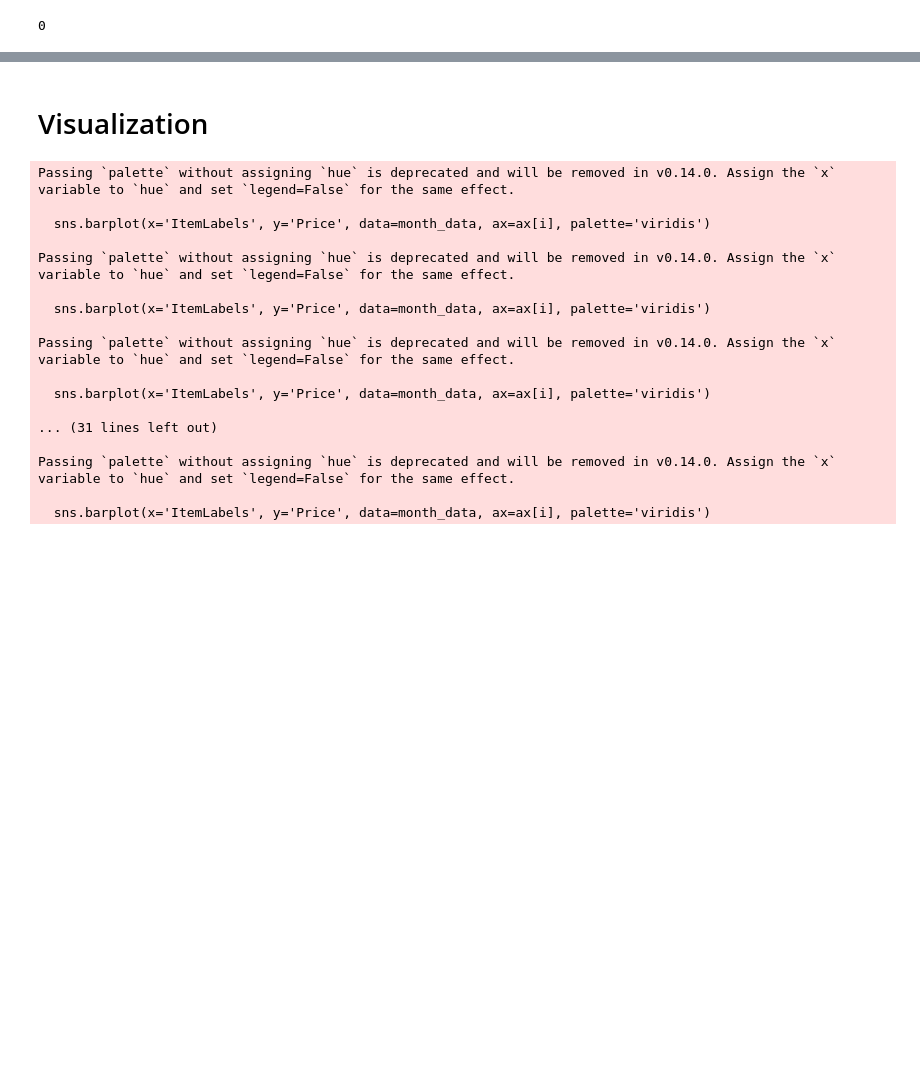
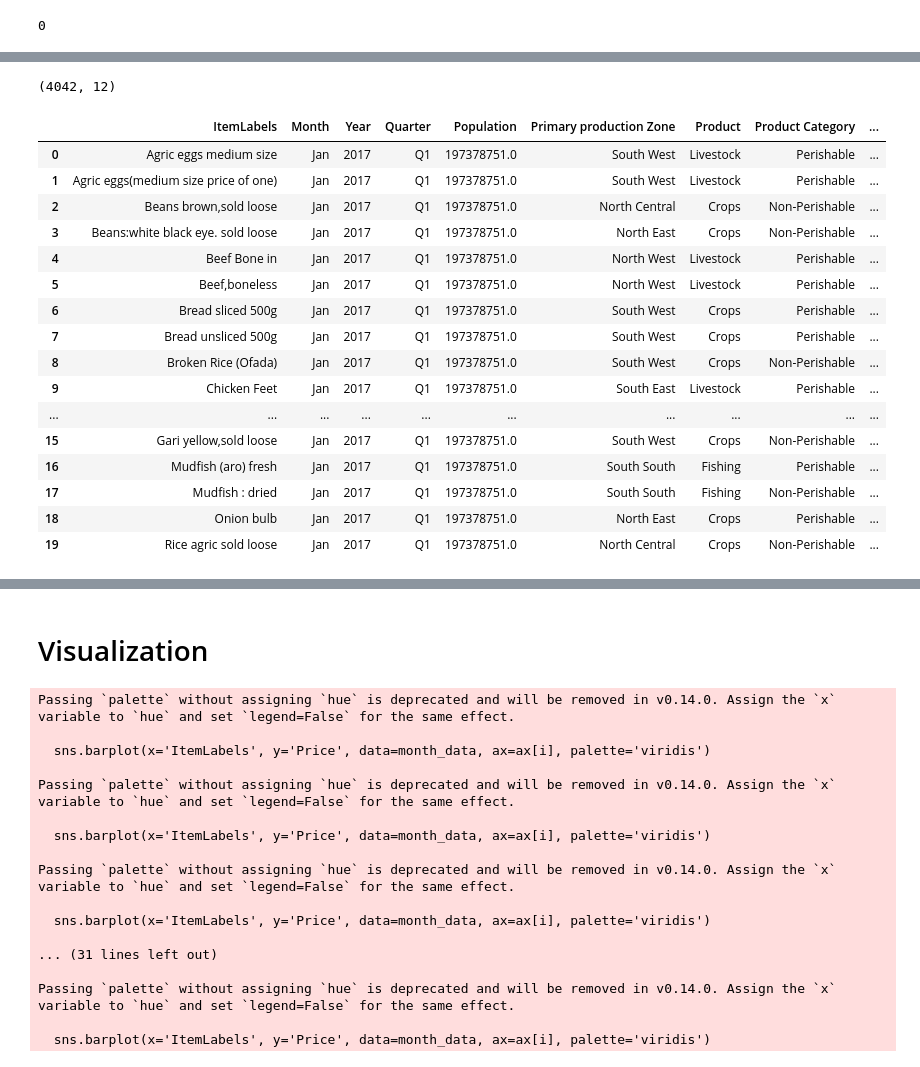
Before and after one commit to DayeErekosima/Sales-price-prediction-model, a Jupyter notebook: Sales Price prediction model.ipynb, the cells around one changed output, grey strips where cells are left out. Drawn from its saved outputs; the diff is of its cells as text; code cells hidden in the pictures; blank space fills up the shorter version.

```diff
--- a/Sales Price prediction model.ipynb
+++ b/Sales Price prediction model.ipynb
@@ -656,0 +783,5 @@ food_price_df['Price'].corr(food_price_df['Exchange Rate $'])
+# %%
+gdp_melted['Year'] = gdp_melted['Year'].astype(int)
+# %%
+food_price_df = food_price_df.merge(gdp_melted, on=['Year', 'Quarter', 'Product'], how='left')
+food_price_df.head()
@@ -656,0 +795,25 @@ food_price_df['Price'].corr(food_price_df['Exchange Rate $'])
+# %%
+food_price_df.shape
+# %% [output]
+(4042, 12)
+# %%
+food_price_df = food_price_df[['ItemLabels', 'Month', 'Year', 'Quarter', 'Population', 'Primary production Zone', 'Product', 'Product Category', 'Storage Cost', 'Exchange Rate $', 'GDP', 'Price']]
+food_price_df.head(20)
+# %% [output]
+|  | ItemLabels | Month | Year | Quarter | Population | Primary production Zone | Product | Product Category | ... |
+| 0 | Agric eggs medium size | Jan | 2017 | Q1 | 197378751.0 | South West | Livestock | Perishable | ... |
+| 1 | Agric eggs(medium size price of one) | Jan | 2017 | Q1 | 197378751.0 | South West | Livestock | Perishable | ... |
+| 2 | Beans brown,sold loose | Jan | 2017 | Q1 | 197378751.0 | North Central | Crops | Non-Perishable | ... |
+| 3 | Beans:white black eye. sold loose | Jan | 2017 | Q1 | 197378751.0 | North East | Crops | Non-Perishable | ... |
+| 4 | Beef Bone in | Jan | 2017 | Q1 | 197378751.0 | North West | Livestock | Perishable | ... |
+| 5 | Beef,boneless | Jan | 2017 | Q1 | 197378751.0 | North West | Livestock | Perishable | ... |
+| 6 | Bread sliced 500g | Jan | 2017 | Q1 | 197378751.0 | South West | Crops | Perishable | ... |
+| 7 | Bread unsliced 500g | Jan | 2017 | Q1 | 197378751.0 | South West | Crops | Perishable | ... |
+| 8 | Broken Rice (Ofada) | Jan | 2017 | Q1 | 197378751.0 | South West | Crops | Non-Perishable | ... |
+| 9 | Chicken Feet | Jan | 2017 | Q1 | 197378751.0 | South East | Livestock | Perishable | ... |
+| ... | ... | ... | ... | ... | ... | ... | ... | ... | ... |
+| 15 | Gari yellow,sold loose | Jan | 2017 | Q1 | 197378751.0 | South West | Crops | Non-Perishable | ... |
+| 16 | Mudfish (aro) fresh | Jan | 2017 | Q1 | 197378751.0 | South South | Fishing | Perishable | ... |
+| 17 | Mudfish : dried | Jan | 2017 | Q1 | 197378751.0 | South South | Fishing | Non-Perishable | ... |
+| 18 | Onion bulb | Jan | 2017 | Q1 | 197378751.0 | North East | Crops | Perishable | ... |
+| 19 | Rice agric sold loose | Jan | 2017 | Q1 | 197378751.0 | North Central | Crops | Non-Perishable | ... |
```
Also changed, not shown: parts of 23 cells of this notebook, 1 other file.
